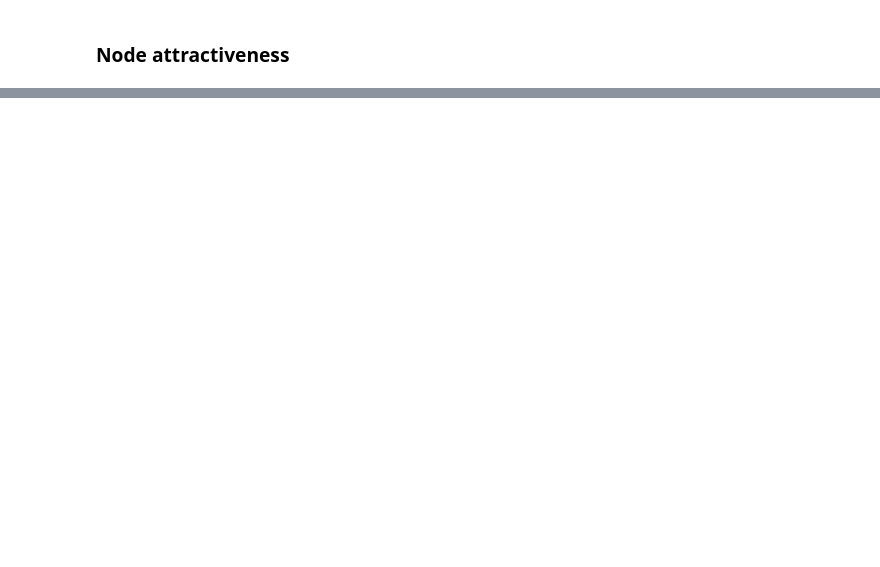
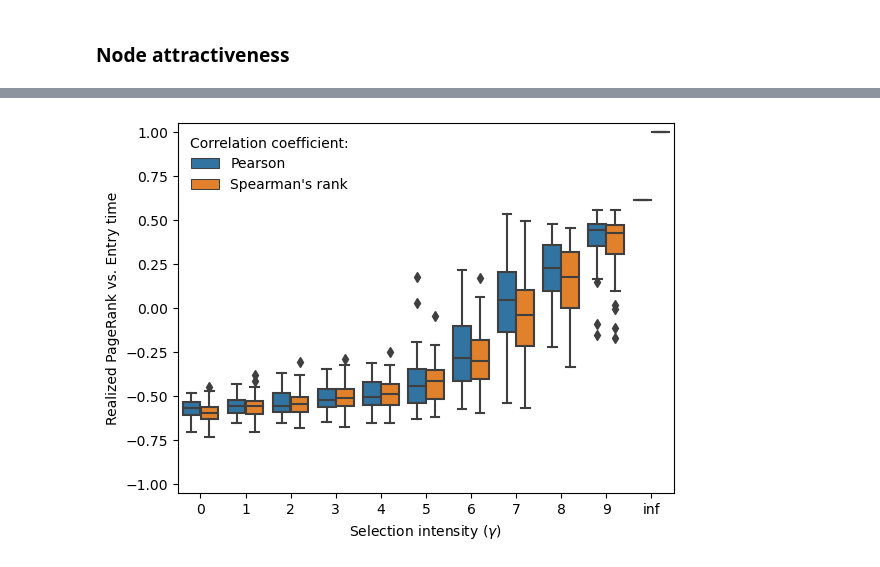
Before and after one commit to carolinamattsson/opportunistic-attachment, a Jupyter notebook: plots_ranks.ipynb, the cells around one changed output, grey strips where cells are left out. Saved outputs shown, nothing was run; the diff lists cells and outputs as text; code cells hidden in the pictures; blank space fills up the shorter version.

```diff
--- a/plots_ranks.ipynb
+++ b/plots_ranks.ipynb
@@ -299,0 +385,33 @@ plt.show()
+# %%
+# correlation between age and rank
+df_corr = []
+for gamma in gammas:
+    # correlation between age and rank
+    corrs = []
+    for ages, scores, ranks in zip(exit_age[gamma], exit_score[gamma], exit_rank[gamma]):
+        corr = np.corrcoef(ages, scores)
+        corr2 = spearmanr(ages, scores)
+        corr3 = np.corrcoef(ages, ranks)
+        corr4 = spearmanr(ages, ranks)
+        corrs.append([corr[0,1], corr2[0],corr3[0,1],corr4[0]])
+    df = pd.DataFrame(corrs,columns=['pearson','spearman','pearson_on_ranks','spearman_on_ranks'])
+    df['gamma'] = gamma
+    df['gamma_num'] = gamma if gamma != "inf" else 10
+    df_corr.append(df)
+df_corr = pd.concat(df_corr)
+df_corr = pd.melt(df_corr, id_vars=['gamma', 'gamma_num'], value_vars=['pearson','spearman','pearson_on_ranks','spearman_on_ranks'], var_name='coefficient', value_name='value')
+# %%
+df_corr['label'] = df_corr['coefficient'].apply(lambda x: "Pearson" if x == 'pearson' else "Spearman's rank")
+sns.boxplot(data=df_corr[df_corr['coefficient'].isin(['pearson','spearman'])],
+            x='gamma',
+            y='value',
+            hue='label')
+plt.ylim(-1.05,1.05)
+plt.xlabel(r"Selection intensity ($\gamma$)")
+plt.ylabel(r"Realized PageRank vs. Entry time")
+plt.legend(title='Correlation coefficient:', loc='upper left', frameon=False)
+plt.savefig(os.path.join(figs_dir,output,"node-dynamics_corr.jpeg"), bbox_inches='tight', dpi=300)
+plt.savefig(os.path.join(figs_dir,output,"node-dynamics_corr.pdf"), bbox_inches='tight')
+plt.show()
+# %% [output]
+[figure, added]
```
Also changed, not shown: parts of 11 cells of this notebook, 9 other files.
